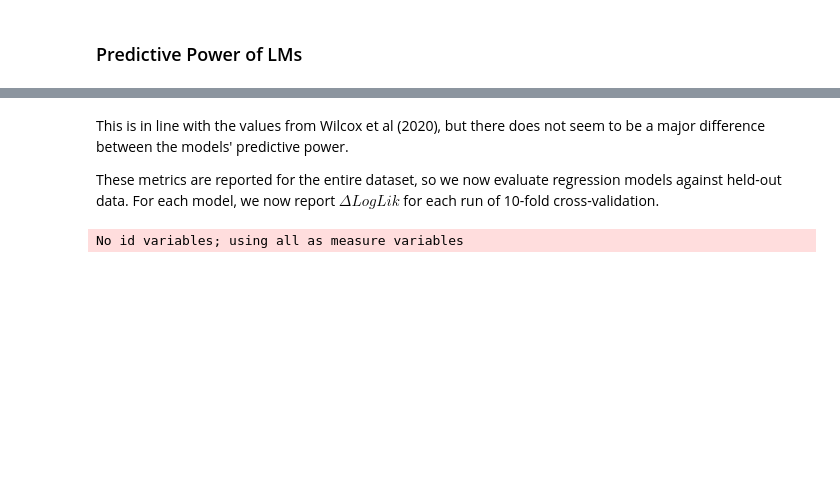
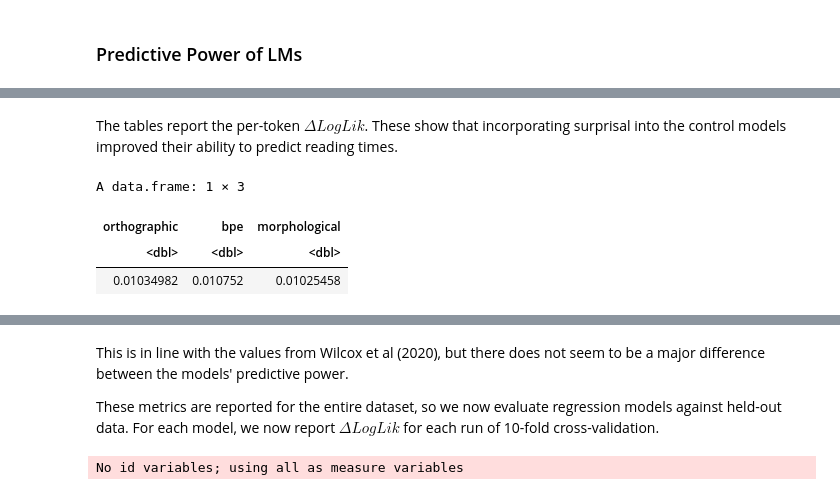
Before and after one commit to sathvikn/dl-psych-tokenization, a Jupyter notebook: regression_analysis.ipynb, the cells around one changed output, grey strips where cells are left out. Cells and saved outputs as stored; diff of their text form; code cells hidden in the pictures; blank space fills up the shorter version.

```diff
--- a/regression_analysis.ipynb
+++ b/regression_analysis.ipynb
@@ -31,0 +7,3 @@ predictive_power(transducer_data)
+# %%
+et_control_formula <- 'rt ~ log_freq * word_length + prev_freq_1 * prev_len_1'
+et_surprisal_formula <- 'rt ~ surprisal + prev_surprisal_1 + log_freq * word_length + prev_freq_1 * prev_len_1'
@@ -31,0 +22,6 @@ predictive_power(transducer_data)
+# %%
+dundee_predictive_power <- data.frame(
+    orthographic=predictive_power(dundee_orth, et_control_formula, et_surprisal_formula),
+    bpe=predictive_power(dundee_bpe, et_control_formula, et_surprisal_formula),
+    morphological=predictive_power(dundee_morph, et_control_formula, et_surprisal_formula)
+)
@@ -31,0 +81,9 @@ predictive_power(transducer_data)
+# %% [markdown]
+The tables report the per-token $\Delta LogLik$. These show that incorporating surprisal into the control models improved their ability to predict reading times.
+# %%
+dundee_predictive_power
+# %% [output]
+A data.frame: 1 × 3
+| orthographic | bpe | morphological |
+| <dbl> | <dbl> | <dbl> |
+| 0.01034982 | 0.010752 | 0.01025458 |
```
Also changed, not shown: parts of 34 cells of this notebook, 7 other files.
